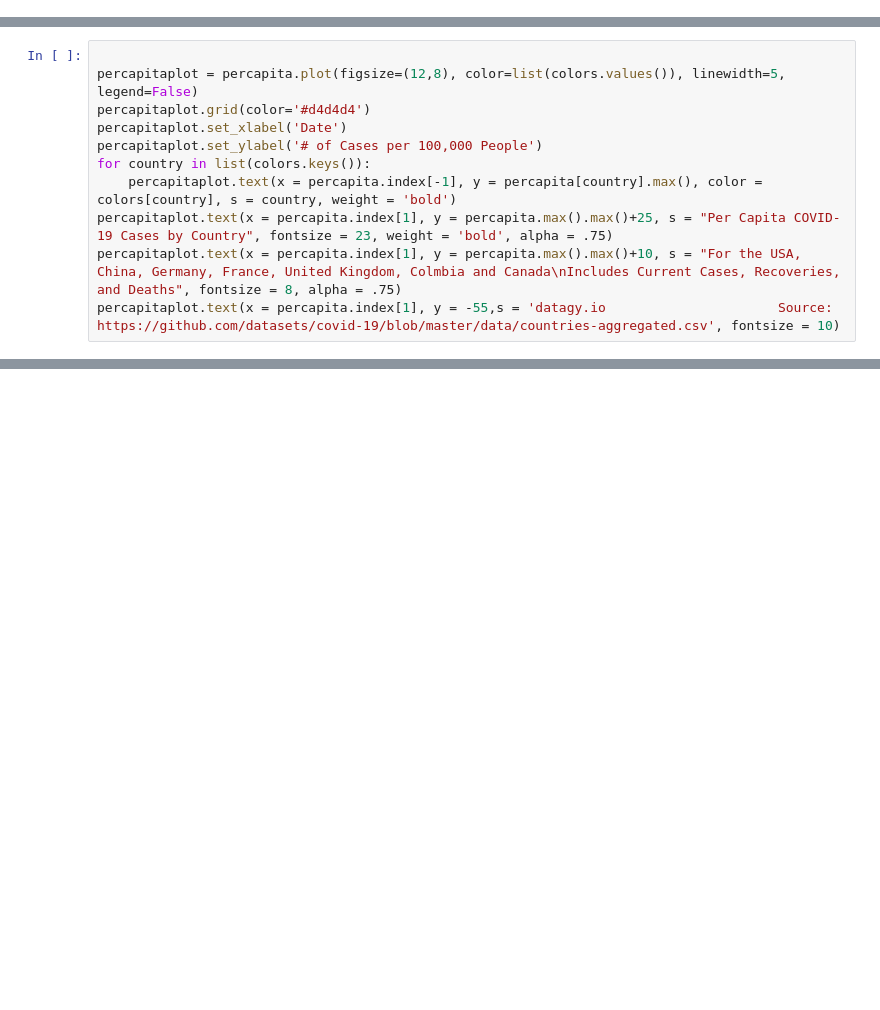
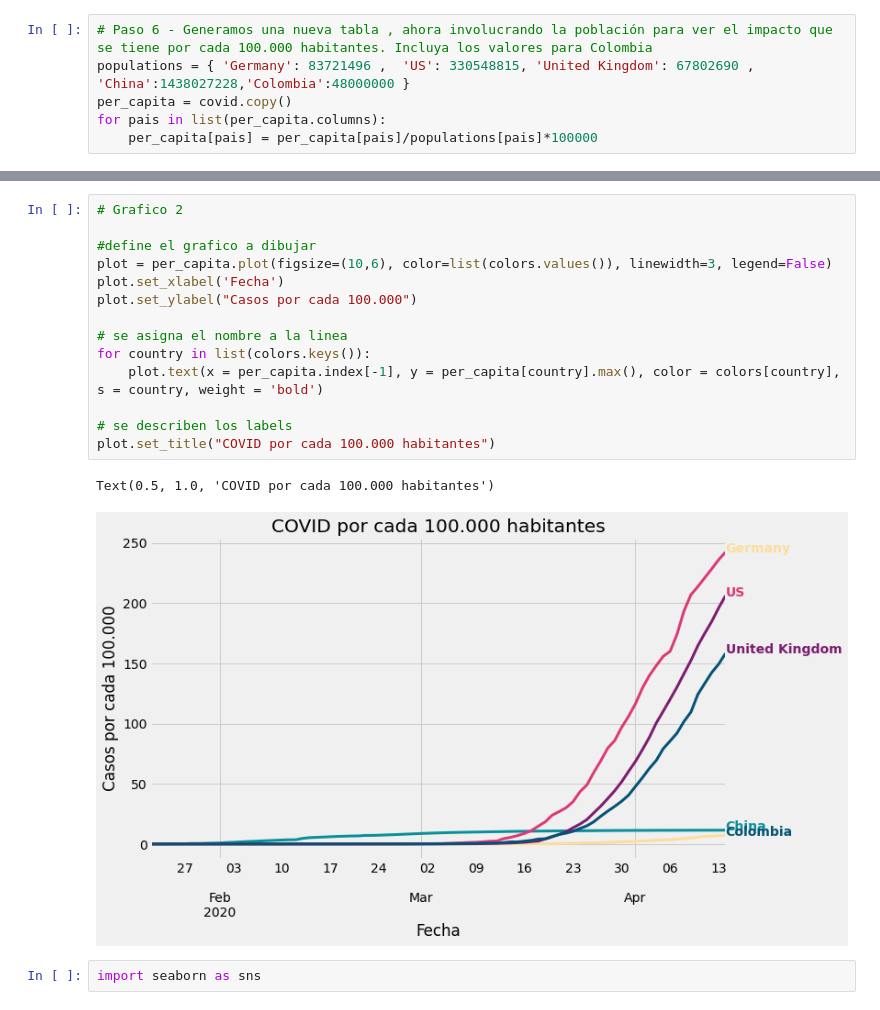
Before and after one commit to julian-masdatascience/ML, a Jupyter notebook: COVID_s_talller.ipynb, the cells around one changed output, grey strips where cells are left out. Saved outputs shown, nothing was run; the diff lists cells and outputs as text; blank space fills up the shorter version.

```diff
--- a/COVID_s_talller.ipynb
+++ b/COVID_s_talller.ipynb
@@ -70,0 +86,6 @@ covid.head()
+# %%
+# Paso 6 - Generamos una nueva tabla , ahora involucrando la población para ver el impacto que se tiene por cada 100.000 habitantes. Incluya los valores para Colombia
+populations = { 'Germany': 83721496 ,  'US': 330548815, 'United Kingdom': 67802690 , 'China':1438027228,'Colombia':48000000 }
+per_capita = covid.copy()
+for pais in list(per_capita.columns):
+    per_capita[pais] = per_capita[pais]/populations[pais]*100000
@@ -97,11 +137,0 @@ Text(2020-01-23 00:00:00, -100000, 'datagy.io                      Source: https
-# %%
-
-percapitaplot = percapita.plot(figsize=(12,8), color=list(colors.values()), linewidth=5, legend=False)
-percapitaplot.grid(color='#d4d4d4')
-percapitaplot.set_xlabel('Date')
-percapitaplot.set_ylabel('# of Cases per 100,000 People')
-for country in list(colors.keys()):
-    percapitaplot.text(x = percapita.index[-1], y = percapita[country].max(), color = colors[country], s = country, weight = 'bold')
-percapitaplot.text(x = percapita.index[1], y = percapita.max().max()+25, s = "Per Capita COVID-19 Cases by Country", fontsize = 23, weight = 'bold', alpha = .75)
-percapitaplot.text(x = percapita.index[1], y = percapita.max().max()+10, s = "For the USA, China, Germany, France, United Kingdom, Colmbia and Canada\nIncludes Current Cases, Recoveries, and Deaths", fontsize = 8, alpha = .75)
-percapitaplot.text(x = percapita.index[1], y = -55,s = 'datagy.io                      Source: https://github.com/datasets/covid-19/blob/master/data/countries-aggregated.csv', fontsize = 10)
@@ -110,0 +138,19 @@ Text(2020-01-23 00:00:00, -55, 'datagy.io                      Source: https://g
+# %%
+# Grafico 2
+
+#define el grafico a dibujar
+plot = per_capita.plot(figsize=(10,6), color=list(colors.values()), linewidth=3, legend=False)
+plot.set_xlabel('Fecha')
+plot.set_ylabel("Casos por cada 100.000")
+
+# se asigna el nombre a la linea
+for country in list(colors.keys()):
+    plot.text(x = per_capita.index[-1], y = per_capita[country].max(), color = colors[country], s = country, weight = 'bold')
+
+# se describen los labels
+plot.set_title("COVID por cada 100.000 habitantes")
+# %% [output]
+Text(0.5, 1.0, 'COVID por cada 100.000 habitantes')
+[figure, added]
+# %%
+import seaborn as sns
```
Also changed, not shown: parts of 25 cells of this notebook.
